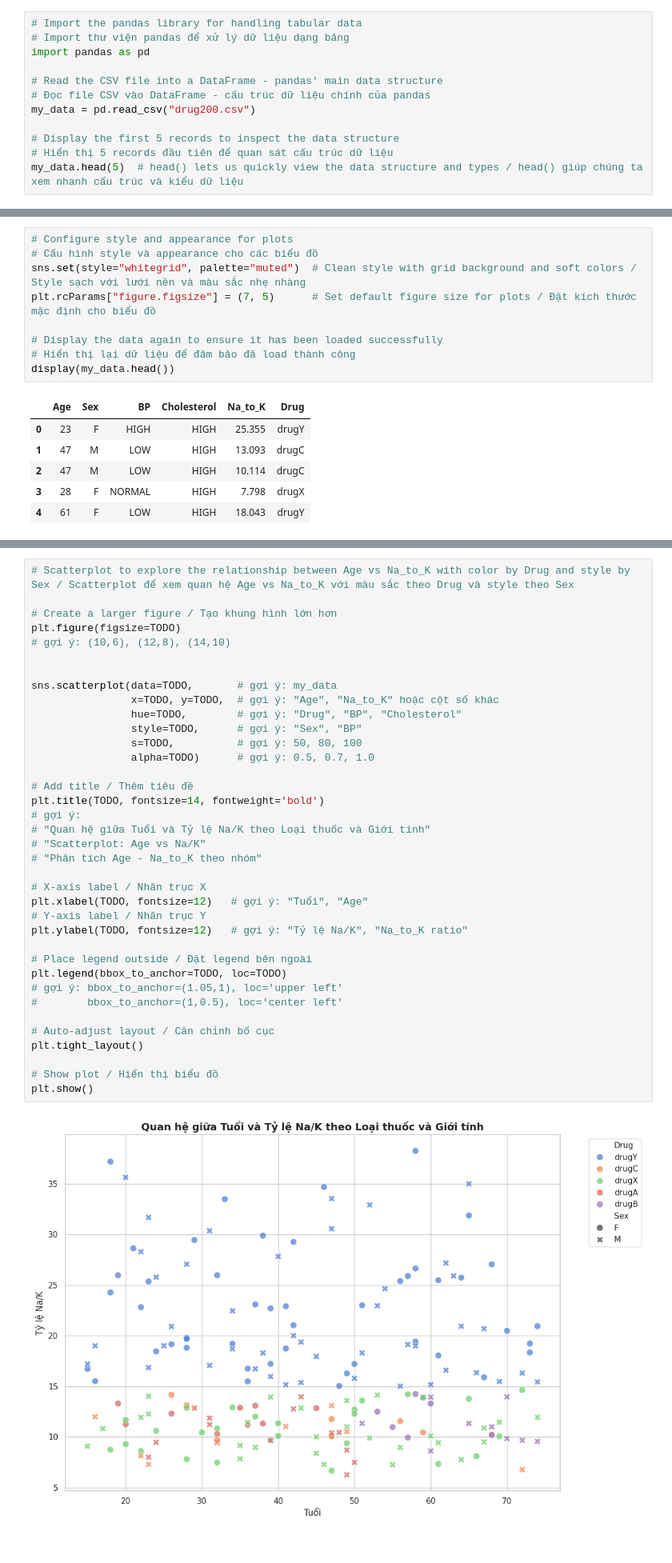
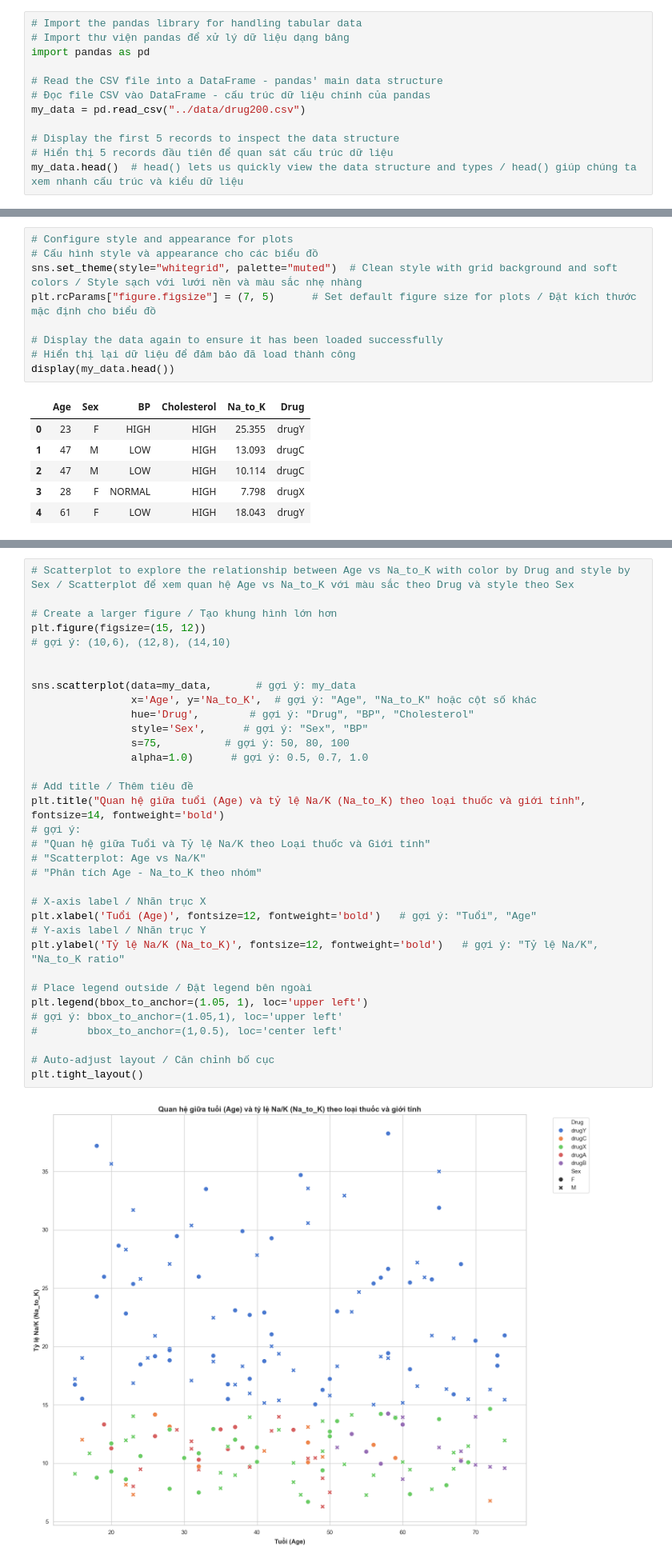
Before and after one commit to ArrayPowerPlay/Data_Science_practice, a Jupyter notebook: homework/session_2/Trực_quan_hoá_dữ_liệu_student.ipynb, the cells around one changed output, grey strips where cells are left out. Shown: that part at 80% size. Cells and saved outputs as stored; diff of their text form.

```diff
--- a/homework/session_2/Trực_quan_hoá_dữ_liệu_student.ipynb
+++ b/homework/session_2/Trực_quan_hoá_dữ_liệu_student.ipynb
@@ -193,11 +193,11 @@ import pandas as pd
 
 # Read the CSV file into a DataFrame - pandas' main data structure
 # Đọc file CSV vào DataFrame - cấu trúc dữ liệu chính của pandas
-my_data = pd.read_csv("drug200.csv")
+my_data = pd.read_csv("../data/drug200.csv")
 
 # Display the first 5 records to inspect the data structure
 # Hiển thị 5 records đầu tiên để quan sát cấu trúc dữ liệu
-my_data.head(5)  # head() lets us quickly view the data structure and types / head() giúp chúng ta xem nhanh cấu trúc và kiểu dữ liệu
+my_data.head()  # head() lets us quickly view the data structure and types / head() giúp chúng ta xem nhanh cấu trúc và kiểu dữ liệu
 # %% [output]
 |  | Age | Sex | BP | Cholesterol | Na_to_K | Drug |
 | 0 | 23 | F | HIGH | HIGH | 25.355 | drugY |
@@ -243,7 +244,7 @@ import matplotlib.pyplot as plt  # Basic and flexible plotting library / Thư vi
 # %%
 # Configure style and appearance for plots
 # Cấu hình style và appearance cho các biểu đồ
-sns.set(style="whitegrid", palette="muted")  # Clean style with grid background and soft colors / Style sạch với lưới nền và màu sắc nhẹ nhàng
+sns.set_theme(style="whitegrid", palette="muted")  # Clean style with grid background and soft colors / Style sạch với lưới nền và màu sắc nhẹ nhàng
 plt.rcParams["figure.figsize"] = (7, 5)      # Set default figure size for plots / Đặt kích thước mặc định cho biểu đồ
 
 # Display the data again to ensure it has been loaded successfully
@@ -507,42 +521,39 @@ Các biến **BP và Cholesterol sẽ là features quan trọng** trong mô hìn
 # %%
 # Scatterplot to explore the relationship between Age vs Na_to_K with color by Drug and style by Sex / Scatterplot để xem quan hệ Age vs Na_to_K với màu sắc theo Drug và style theo Sex
 
 # Create a larger figure / Tạo khung hình lớn hơn
-plt.figure(figsize=TODO)
+plt.figure(figsize=(15, 12))
 # gợi ý: (10,6), (12,8), (14,10)
 
 
-sns.scatterplot(data=TODO,       # gợi ý: my_data
-                x=TODO, y=TODO,  # gợi ý: "Age", "Na_to_K" hoặc cột số khác
-                hue=TODO,        # gợi ý: "Drug", "BP", "Cholesterol"
-                style=TODO,      # gợi ý: "Sex", "BP"
-                s=TODO,          # gợi ý: 50, 80, 100
-                alpha=TODO)      # gợi ý: 0.5, 0.7, 1.0
+sns.scatterplot(data=my_data,       # gợi ý: my_data
+                x='Age', y='Na_to_K',  # gợi ý: "Age", "Na_to_K" hoặc cột số khác
+                hue='Drug',        # gợi ý: "Drug", "BP", "Cholesterol"
+                style='Sex',      # gợi ý: "Sex", "BP"
+                s=75,          # gợi ý: 50, 80, 100
+                alpha=1.0)      # gợi ý: 0.5, 0.7, 1.0
 
 # Add title / Thêm tiêu đề
-plt.title(TODO, fontsize=14, fontweight='bold')
+plt.title("Quan hệ giữa tuổi (Age) và tỷ lệ Na/K (Na_to_K) theo loại thuốc và giới tính", fontsize=14, fontweight='bold')
 # gợi ý:
 # "Quan hệ giữa Tuổi và Tỷ lệ Na/K theo Loại thuốc và Giới tính"
 # "Scatterplot: Age vs Na/K"
 # "Phân tích Age - Na_to_K theo nhóm"
 
 # X-axis label / Nhãn trục X
-plt.xlabel(TODO, fontsize=12)   # gợi ý: "Tuổi", "Age"
+plt.xlabel('Tuổi (Age)', fontsize=12, fontweight='bold')   # gợi ý: "Tuổi", "Age"
 # Y-axis label / Nhãn trục Y
-plt.ylabel(TODO, fontsize=12)   # gợi ý: "Tỷ lệ Na/K", "Na_to_K ratio"
+plt.ylabel('Tỷ lệ Na/K (Na_to_K)', fontsize=12, fontweight='bold')   # gợi ý: "Tỷ lệ Na/K", "Na_to_K ratio"
 
 # Place legend outside / Đặt legend bên ngoài
-plt.legend(bbox_to_anchor=TODO, loc=TODO)
+plt.legend(bbox_to_anchor=(1.05, 1), loc='upper left')
 # gợi ý: bbox_to_anchor=(1.05,1), loc='upper left'
 #        bbox_to_anchor=(1,0.5), loc='center left'
 
 # Auto-adjust layout / Căn chỉnh bố cục
 plt.tight_layout()
-
-# Show plot / Hiển thị biểu đồ
-plt.show()
 # %% [output]
-[figure, old version]
+[figure, new version]
 # %% [markdown]
 #### Phân tích Kết quả Pairplot / Pairplot Analysis
 
```
Also changed, not shown: parts of 11 cells of this notebook.
